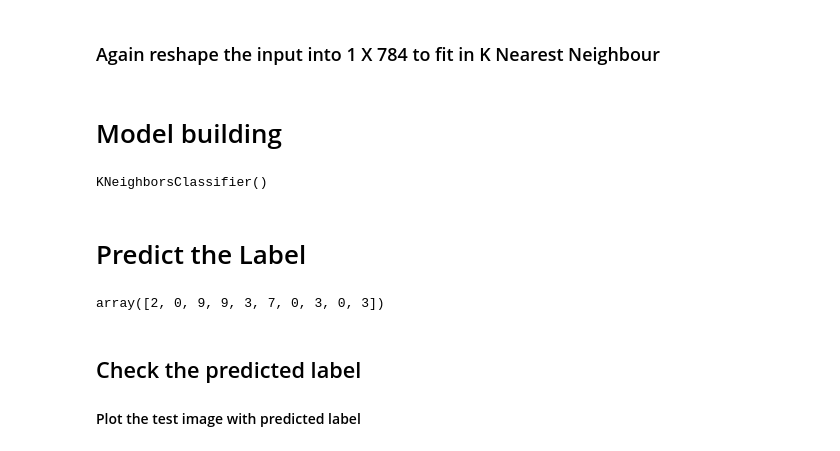
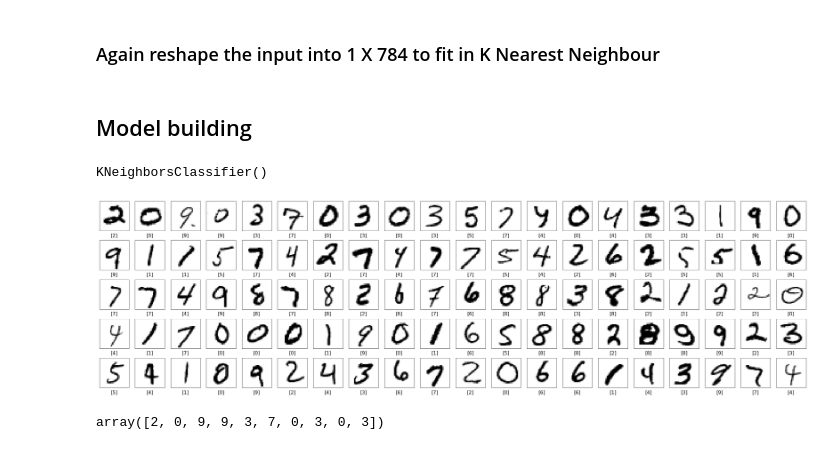
Before and after one commit to PawanKrGunjan/Machine-Learning, a Jupyter notebook: mnist-handwritten-digit-classification.ipynb, the cells around one changed output. Saved outputs shown, nothing was run; the diff lists cells and outputs as text; code cells hidden in the pictures.

```diff
--- a/mnist-handwritten-digit-classification.ipynb
+++ b/mnist-handwritten-digit-classification.ipynb
@@ -114,7 +114,7 @@ datagen.fit(input_datagen)
 # %%
 x_train = input_datagen.reshape(-1,784)
 # %% [markdown]
-# Model building
+## Model building
 # %%
 from sklearn.neighbors import KNeighborsClassifier
 # %%
@@ -125,13 +125,20 @@ KNeighborsClassifier()
 # %%
 import warnings
 warnings.filterwarnings('ignore')
-# %% [markdown]
-# Predict the Label
+# %%
+plt.figure(figsize = (40,11))
+for i in range(100):
+    plt.subplot(5,20,i+1)
+    plt.xticks([])
+    plt.yticks([])
+    plt.grid(True)
+    plt.imshow(np.array(x_test.iloc[i]).reshape(28,28), cmap=plt.cm.binary)
+    plt.xlabel(knn.predict(x_test.values[i].reshape(-1,784)), fontsize= 15)
+plt.show()
+# %% [output]
+[figure, added]
 # %%
 label = knn.predict(x_test.values.reshape(-1,784))
 label[:10]
 # %% [output]
 array([2, 0, 9, 9, 3, 7, 0, 3, 0, 3])
-# %% [markdown]
-## Check the predicted label
-#### Plot the test image with predicted label
```
Also changed, not shown: parts of 5 cells of this notebook.
